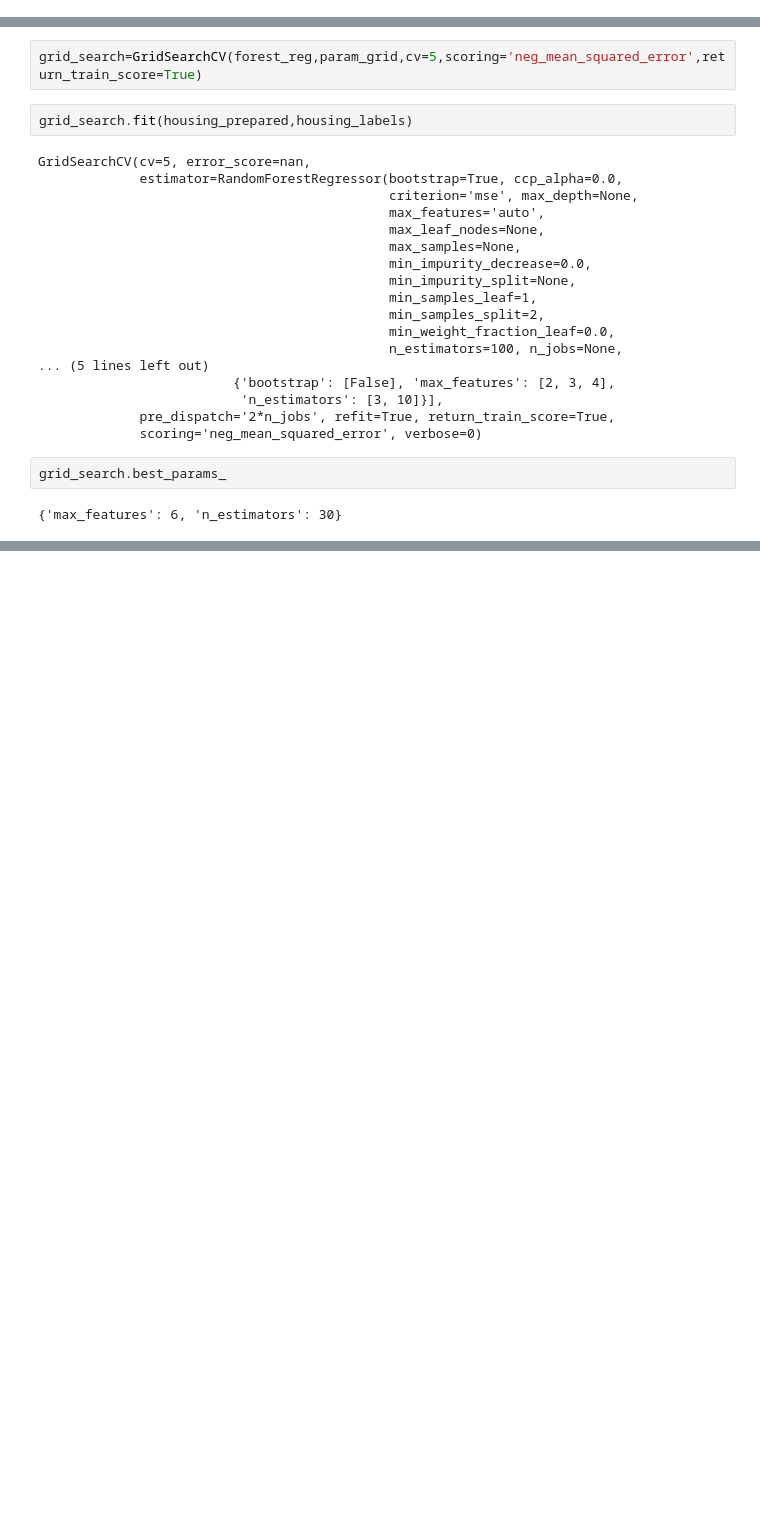
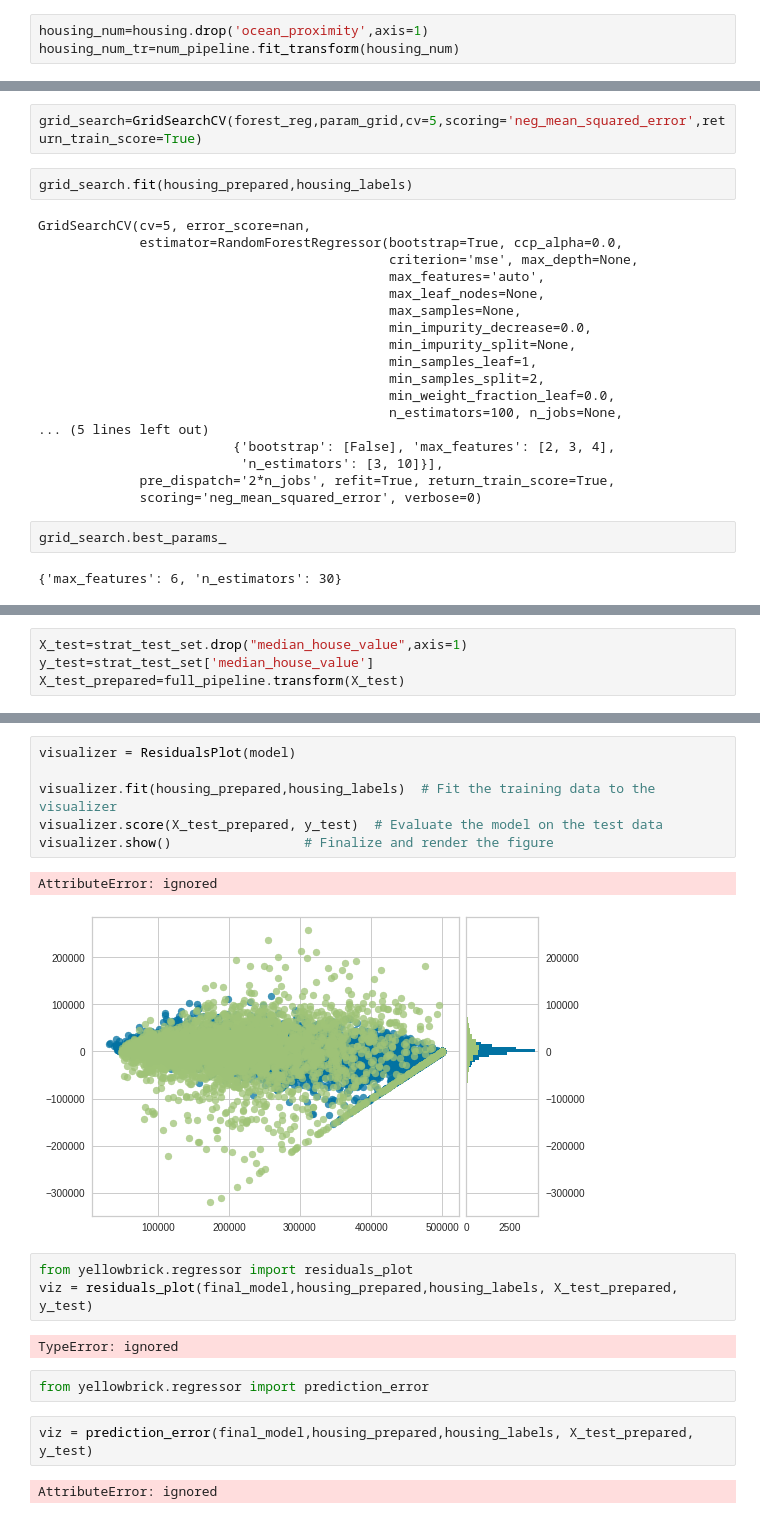
Before and after one commit to Smartsie/Playground, a Jupyter notebook: Hands_on_Machine_Learning_Ex_1_Housing.ipynb, the cells around one changed output, grey strips where cells are left out. Cells and saved outputs as stored; diff of their text form; blank space fills up the shorter version.

Commit message:
Added yellowbrick

```diff
--- a/Hands_on_Machine_Learning_Ex_1_Housing.ipynb
+++ b/Hands_on_Machine_Learning_Ex_1_Housing.ipynb
@@ -256,3 +223,6 @@ housing_num_tr=num_pipeline.fit_transform(housing_num)
+# %%
+housing_num=housing.drop('ocean_proximity',axis=1)
+housing_num_tr=num_pipeline.fit_transform(housing_num)
 # %%
 from sklearn.compose import ColumnTransformer
 num_attribs=list(housing_num) # extracts columns names
@@ -443,0 +301,4 @@ plt.scatter(standard_embedding[:, 0], standard_embedding[:, 1],  s=0.1, cmap='Sp
+# %%
+X_test=strat_test_set.drop("median_house_value",axis=1)
+y_test=strat_test_set['median_house_value']
+X_test_prepared=full_pipeline.transform(X_test)
@@ -443,0 +318,20 @@ plt.scatter(standard_embedding[:, 0], standard_embedding[:, 1],  s=0.1, cmap='Sp
+# %%
+visualizer = ResidualsPlot(model)
+
+visualizer.fit(housing_prepared,housing_labels)  # Fit the training data to the visualizer
+visualizer.score(X_test_prepared, y_test)  # Evaluate the model on the test data
+visualizer.show()                 # Finalize and render the figure
+# %% [output]
+AttributeError: ignored
+[figure, added]
+# %%
+from yellowbrick.regressor import residuals_plot
+viz = residuals_plot(final_model,housing_prepared,housing_labels, X_test_prepared, y_test)
+# %% [output]
+TypeError: ignored
+# %%
+from yellowbrick.regressor import prediction_error
+# %%
+viz = prediction_error(final_model,housing_prepared,housing_labels, X_test_prepared, y_test)
+# %% [output]
+AttributeError: ignored
```
Also changed, not shown: parts of 31 cells of this notebook.
